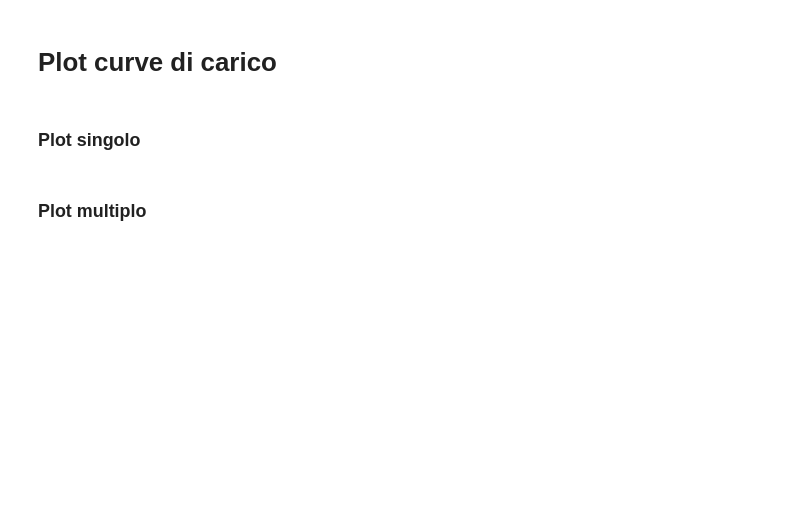
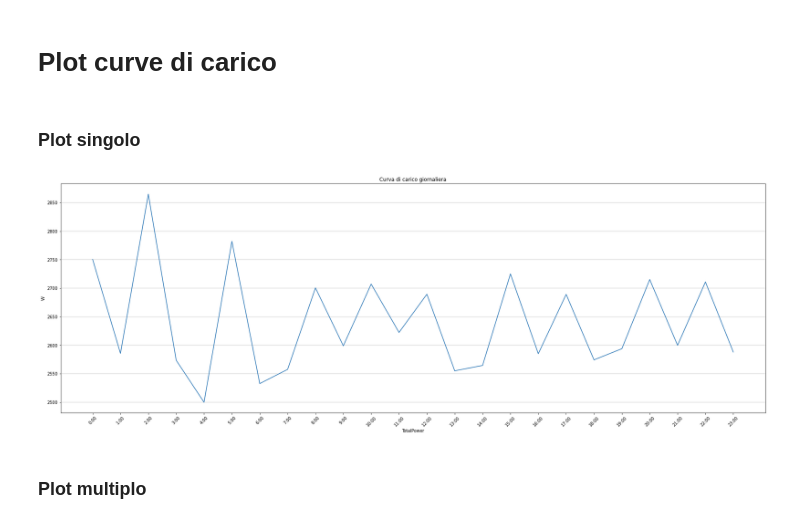
Before and after one commit to paolo-di-simone/PrevisioneCaricoElettrico, a Jupyter notebook: Visualization-DatasetMediatoOrario.ipynb, the cells around one changed output. Drawn from its saved outputs; the diff is of its cells as text; code cells hidden in the pictures; blank space fills up the shorter version.

```diff
--- a/Visualization-DatasetMediatoOrario.ipynb
+++ b/Visualization-DatasetMediatoOrario.ipynb
@@ -151,6 +151,13 @@ def get_data(data, start, end, field):
 ### Plot singolo
 # %%
 def plot_single_load_distribution(data, start, end, field, c1, c2, title, xlabel, ylabel, dim, plot_path):
+
+    df_tmp = data[
+        (data["Year"] >= start.year) & (data["Year"] <= end.year) &
+        (data["Month"] >= start.month) & (data["Month"] <= end.month) &
+        (data["Day"] >= start.day) & (data["Day"] <= end.day) &
+        (data["Hour"] >= start.hour) & (data["Hour"] <= end.hour)
+    ]
 
     plt.figure(figsize=dim)
     plt.grid(color=c2, linestyle="-", linewidth="0.2", axis="y")
@@ -159,29 +166,34 @@ def plot_single_load_distribution(data, start, end, field, c1, c2, title, xlabel
     plt.xlabel(xlabel)
     plt.ylabel(ylabel)
 
-    yvalue = get_data(data, start, end, field)
+    yvalue = list(df_tmp[field])
     len_x = len(yvalue)
     xvalue = [x for x in range(0,len_x)]
 
     positions, labels = get_x_ticks_from_delta(start, end, len_x)
     plt.xticks(positions, labels, rotation=45)
 
+    rolling_mean = df_tmp[field].rolling(window=24).mean()
+
+    plt.plot(xvalue, rolling_mean, color='red', linewidth="2")
     plt.plot(xvalue, yvalue, color=c1, linewidth="1.5")
 
     file_name = "".join(title.lower()).replace(" ", "_")
     path = make_path(plot_path, file_name)
-    plt.savefig(path, bbox_inches='tight', transparent=True)
+    #plt.savefig(path, bbox_inches='tight', transparent=True)
     plt.show()
 # %%
-start = datetime(2022, 4, 28, 0, 0, 0)
-end = datetime(2022, 4, 29, 23, 59, 59)
+start = datetime(2020, 5, 3, 0, 0, 0)
+end = datetime(2020, 5, 3, 23, 59, 59)
 title = "Curva di carico giornaliera"
 xlabel = "TotalPower"
 ylabel = "W"
 dim = (30,10)
 c1 = "#2271b3"
 c2 = "#000000"
 plot_single_load_distribution(df, start, end, "TotalPower", c1, c2, title, xlabel, ylabel, dim, plot_path)
+# %% [output]
+[figure, added]
 # %% [markdown]
 ### Plot multiplo
 # %%
```
Also changed, not shown: parts of 21 cells of this notebook, 2 other files.
